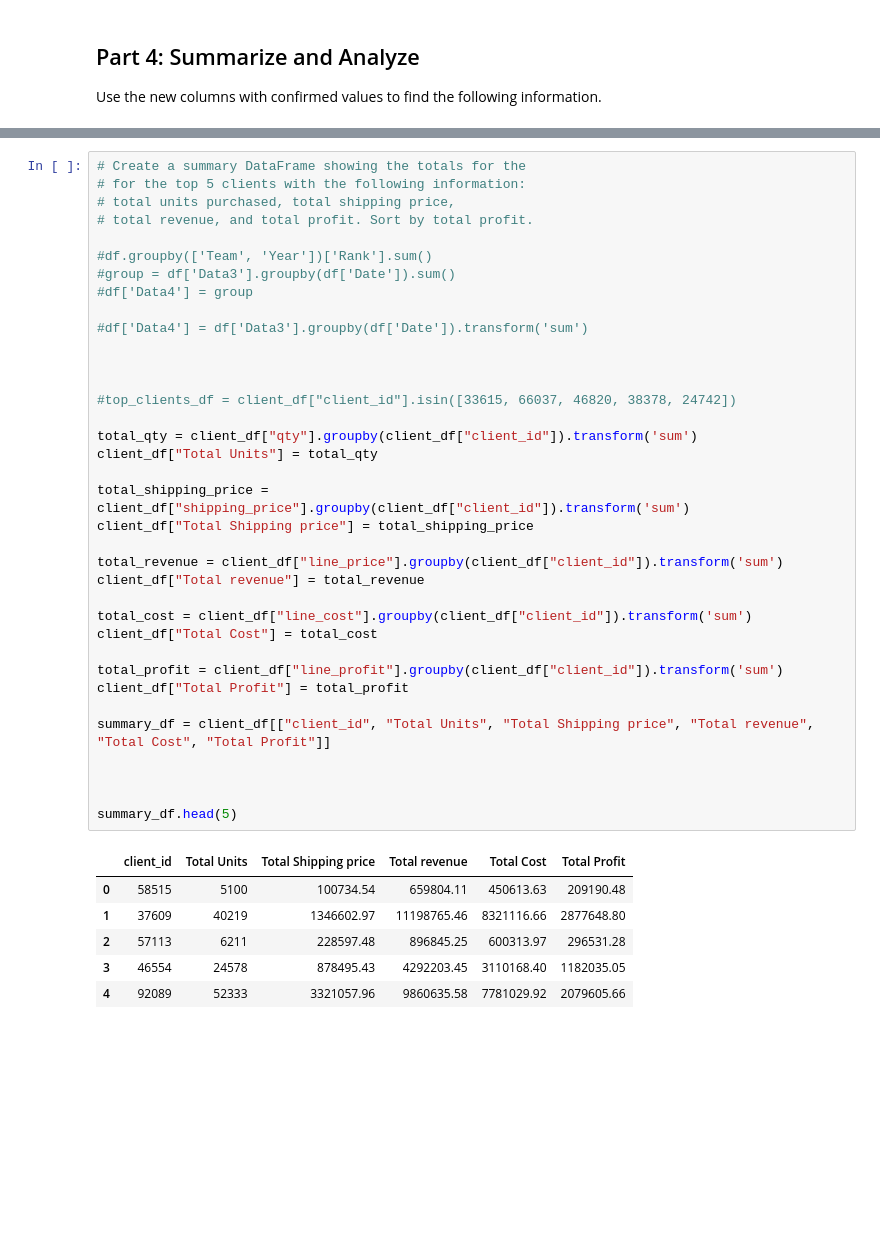
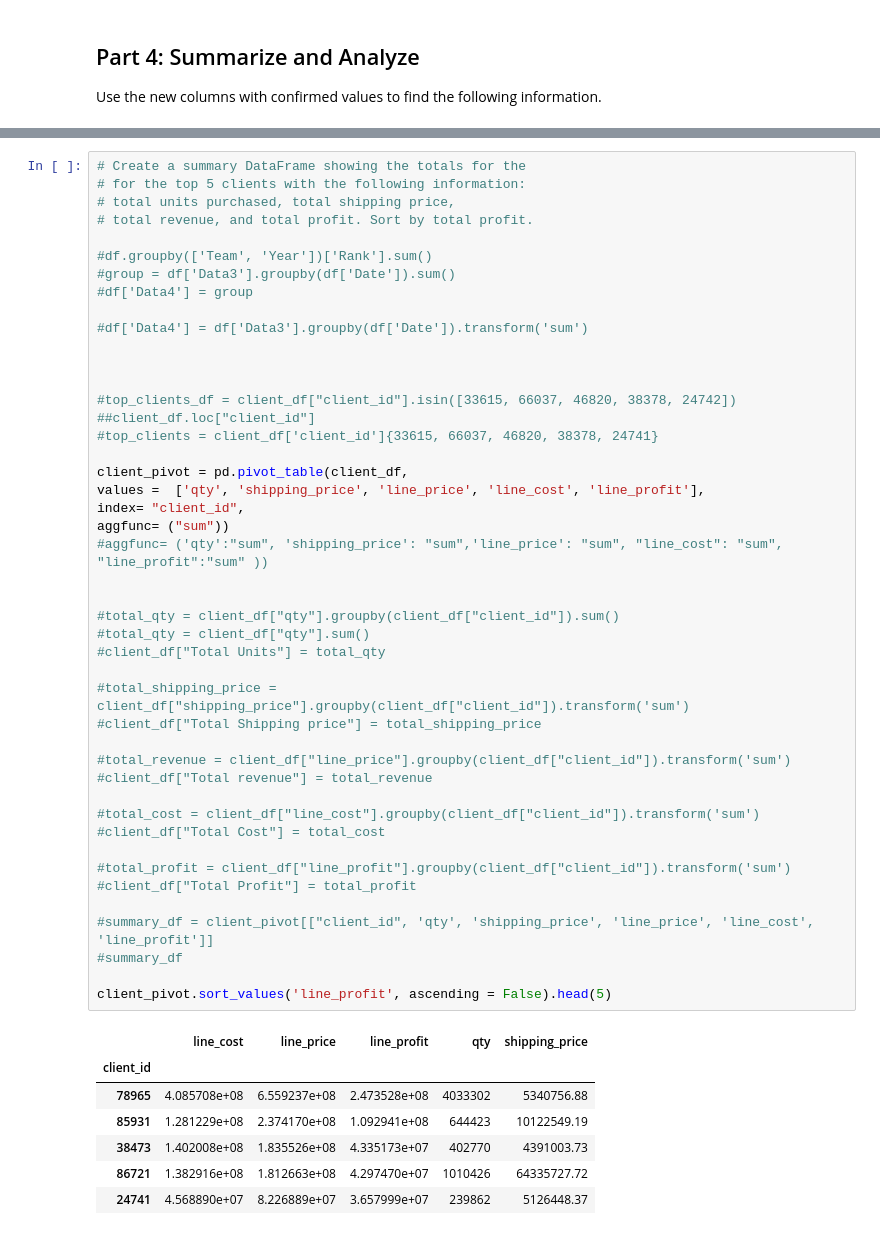
Before and after one commit to jstipe1/pandas-challenge-1, a Jupyter notebook: module_4_challenge.ipynb, the cells around one changed output, grey strips where cells are left out. Cells and saved outputs as stored; diff of their text form; blank space fills up the shorter version.

```diff
--- a/module_4_challenge.ipynb
+++ b/module_4_challenge.ipynb
@@ -323,46 +329,56 @@ print("24741: $",client_24741)
 # %%
 # Create a summary DataFrame showing the totals for the
 # for the top 5 clients with the following information:
 # total units purchased, total shipping price,
 # total revenue, and total profit. Sort by total profit.
 
 #df.groupby(['Team', 'Year'])['Rank'].sum()
 #group = df['Data3'].groupby(df['Date']).sum()
 #df['Data4'] = group
 
 #df['Data4'] = df['Data3'].groupby(df['Date']).transform('sum')
 
 
 
 #top_clients_df = client_df["client_id"].isin([33615, 66037, 46820, 38378, 24742])
+##client_df.loc["client_id"]
+#top_clients = client_df['client_id']{33615, 66037, 46820, 38378, 24741}
 
-total_qty = client_df["qty"].groupby(client_df["client_id"]).transform('sum')
-client_df["Total Units"] = total_qty
-
-total_shipping_price = client_df["shipping_price"].groupby(client_df["client_id"]).transform('sum')
-client_df["Total Shipping price"] = total_shipping_price
-
-total_revenue = client_df["line_price"].groupby(client_df["client_id"]).transform('sum')
-client_df["Total revenue"] = total_revenue
-
-total_cost = client_df["line_cost"].groupby(client_df["client_id"]).transform('sum')
-client_df["Total Cost"] = total_cost
-
-total_profit = client_df["line_profit"].groupby(client_df["client_id"]).transform('sum')
-client_df["Total Profit"] = total_profit
-
-summary_df = client_df[["client_id", "Total Units", "Total Shipping price", "Total revenue", "Total Cost", "Total Profit"]]
+client_pivot = pd.pivot_table(client_df,
+values =  ['qty', 'shipping_price', 'line_price', 'line_cost', 'line_profit'],
+index= "client_id",
+aggfunc= ("sum"))
+#aggfunc= ('qty':"sum", 'shipping_price': "sum",'line_price': "sum", "line_cost": "sum", "line_profit":"sum" ))
 
 
+#total_qty = client_df["qty"].groupby(client_df["client_id"]).sum()
+#total_qty = client_df["qty"].sum()
+#client_df["Total Units"] = total_qty
 
-summary_df.head(5)
+#total_shipping_price = client_df["shipping_price"].groupby(client_df["client_id"]).transform('sum')
+#client_df["Total Shipping price"] = total_shipping_price
+
+#total_revenue = client_df["line_price"].groupby(client_df["client_id"]).transform('sum')
+#client_df["Total revenue"] = total_revenue
+
+#total_cost = client_df["line_cost"].groupby(client_df["client_id"]).transform('sum')
+#client_df["Total Cost"] = total_cost
+
+#total_profit = client_df["line_profit"].groupby(client_df["client_id"]).transform('sum')
+#client_df["Total Profit"] = total_profit
+
+#summary_df = client_pivot[["client_id", 'qty', 'shipping_price', 'line_price', 'line_cost', 'line_profit']]
+#summary_df
+
+client_pivot.sort_values('line_profit', ascending = False).head(5)
 # %% [output]
-|  | client_id | Total Units | Total Shipping price | Total revenue | Total Cost | Total Profit |
-| 0 | 58515 | 5100 | 100734.54 | 659804.11 | 450613.63 | 209190.48 |
-| 1 | 37609 | 40219 | 1346602.97 | 11198765.46 | 8321116.66 | 2877648.80 |
-| 2 | 57113 | 6211 | 228597.48 | 896845.25 | 600313.97 | 296531.28 |
-| 3 | 46554 | 24578 | 878495.43 | 4292203.45 | 3110168.40 | 1182035.05 |
-| 4 | 92089 | 52333 | 3321057.96 | 9860635.58 | 7781029.92 | 2079605.66 |
+|  | line_cost | line_price | line_profit | qty | shipping_price |
+| client_id |  |  |  |  |  |
+| 78965 | 4.085708e+08 | 6.559237e+08 | 2.473528e+08 | 4033302 | 5340756.88 |
+| 85931 | 1.281229e+08 | 2.374170e+08 | 1.092941e+08 | 644423 | 10122549.19 |
+| 38473 | 1.402008e+08 | 1.835526e+08 | 4.335173e+07 | 402770 | 4391003.73 |
+| 86721 | 1.382916e+08 | 1.812663e+08 | 4.297470e+07 | 1010426 | 64335727.72 |
+| 24741 | 4.568890e+07 | 8.226889e+07 | 3.657999e+07 | 239862 | 5126448.37 |
 # %%
 # Format the data and rename the columns
 # to names suitable for presentation.
```
Also changed, not shown: parts of 6 cells of this notebook.
